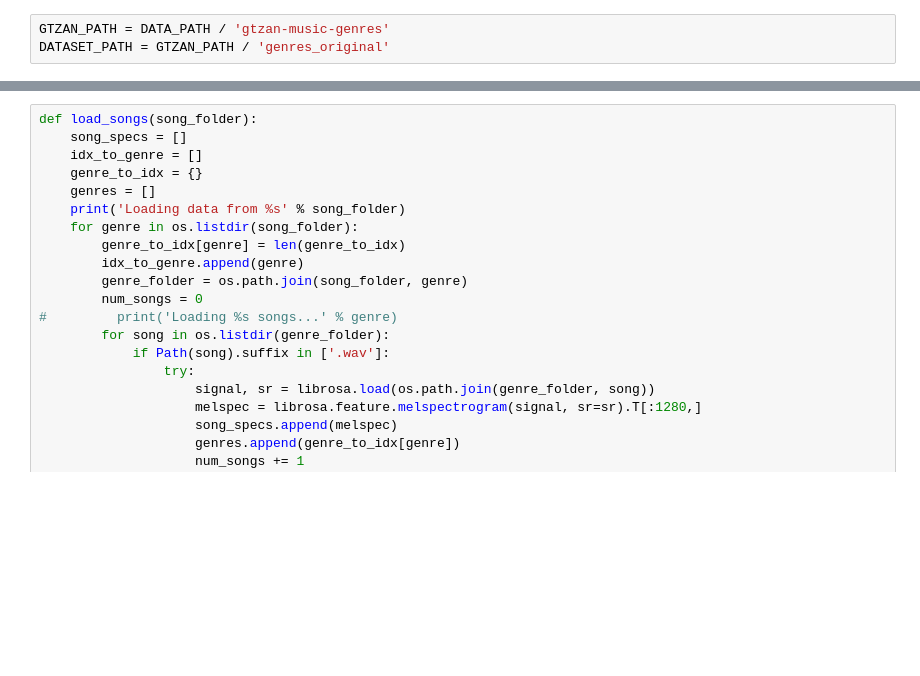
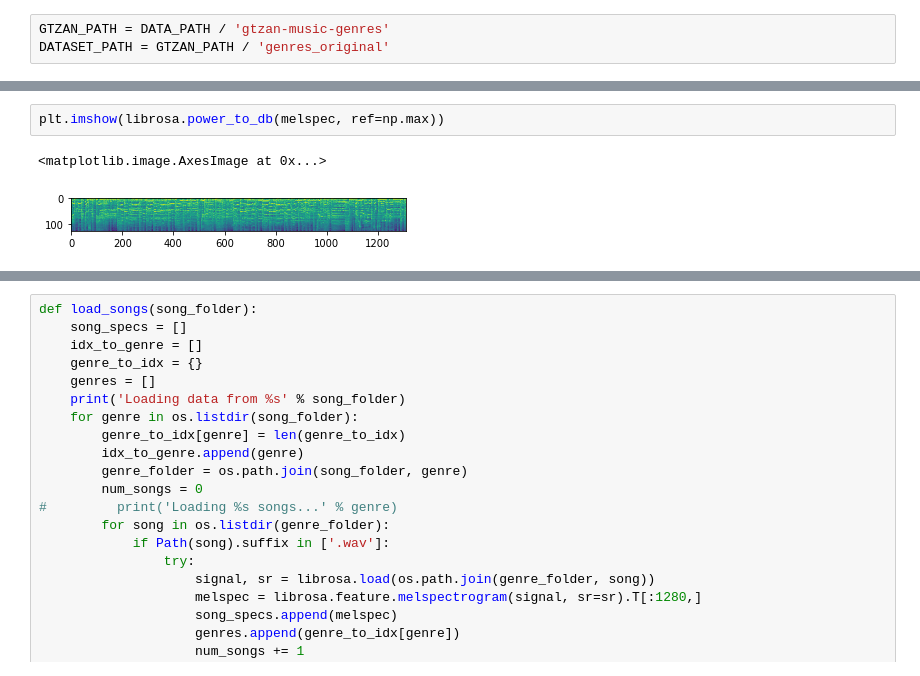
Before and after one commit to mrduhart/learn-deep-learning, a Jupyter notebook: 15.1 Song Classification.ipynb, the cells around one changed output, grey strips where cells are left out. Saved outputs shown, nothing was run; the diff lists cells and outputs as text; blank space fills up the shorter version.

```diff
--- a/15.1 Song Classification.ipynb
+++ b/15.1 Song Classification.ipynb
@@ -57,0 +79,5 @@ DATASET_PATH = GTZAN_PATH / 'genres_original'
+# %%
+plt.imshow(librosa.power_to_db(melspec, ref=np.max))
+# %% [output]
+<matplotlib.image.AxesImage at 0x...>
+[figure, added]
```
Also changed, not shown: parts of 17 cells of this notebook, 1 other file.
